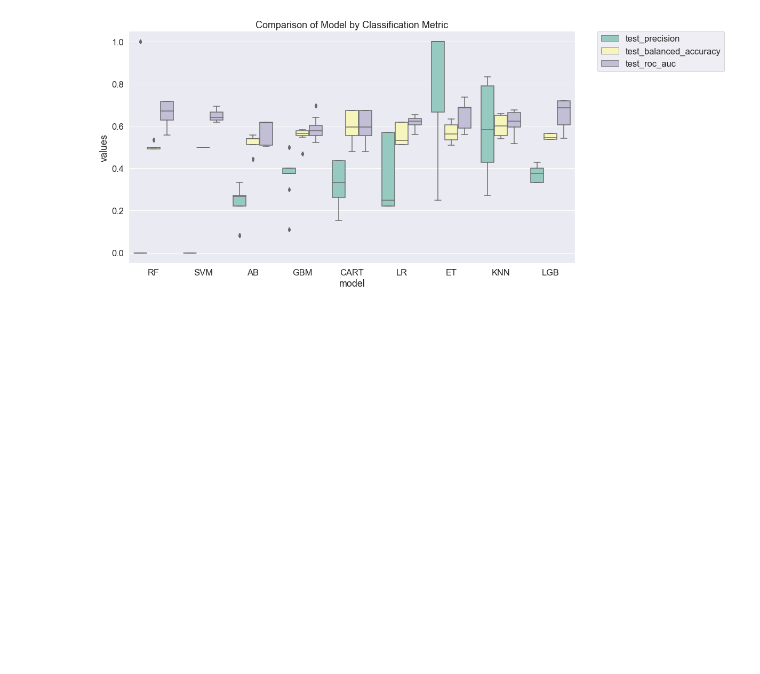
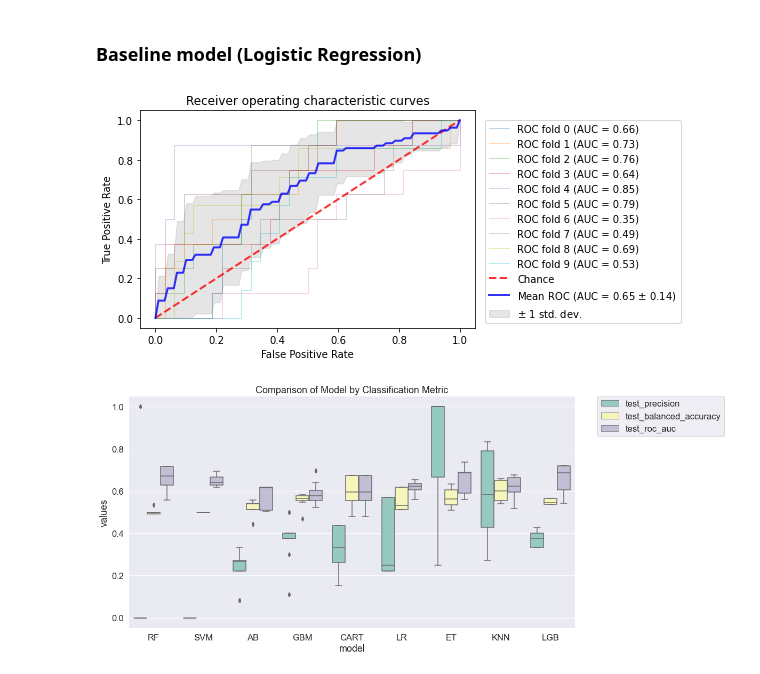
Before and after one commit to pabloac31/TFM, a Jupyter notebook: TFM_ML.ipynb, the cells around one changed output. Drawn from its saved outputs; the diff is of its cells as text; code cells hidden in the pictures; blank space fills up the shorter version.

```diff
--- a/TFM_ML.ipynb
+++ b/TFM_ML.ipynb
@@ -67,0 +95,2 @@ from lightgbm import LGBMClassifier
+# %% [markdown]
+### Baseline model (Logistic Regression)
@@ -68,3 +99,9 @@ from lightgbm import LGBMClassifier
+# %%
+clf = Pipeline([('Scaler', MinMaxScaler()),('LR',LogisticRegression(max_iter=1000, solver='liblinear', class_weight={1:20}))])
+# %%
+test_model(clf, X.to_numpy(), y)
+# %% [output]
+[figure, added]
 # %%
 SEED = 1135
 class_weight = {1:1}
```
Also changed, not shown: parts of 15 cells of this notebook, 4 other files.
